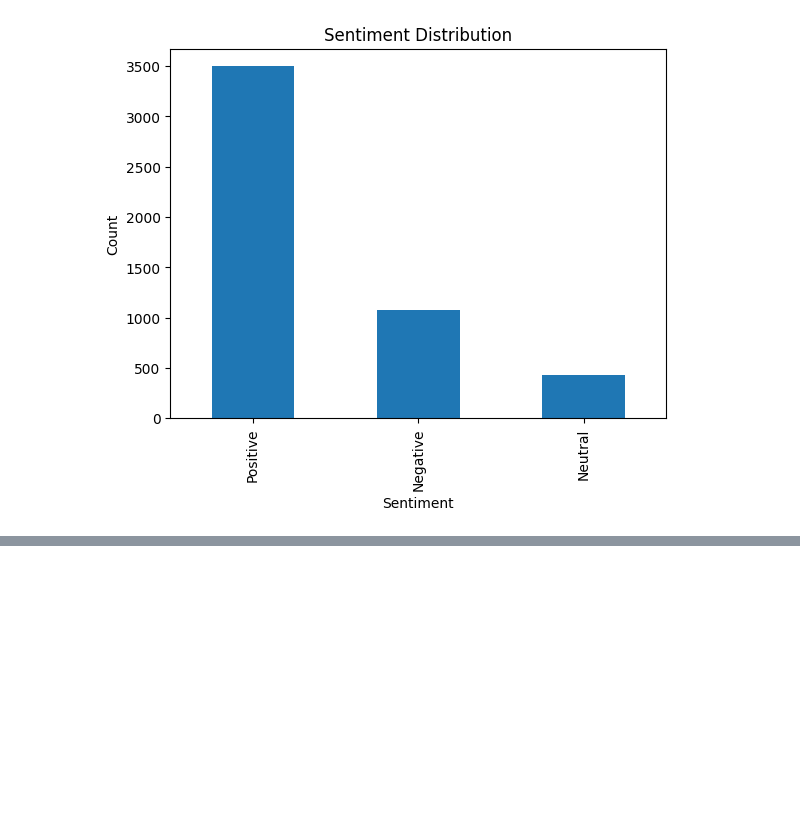
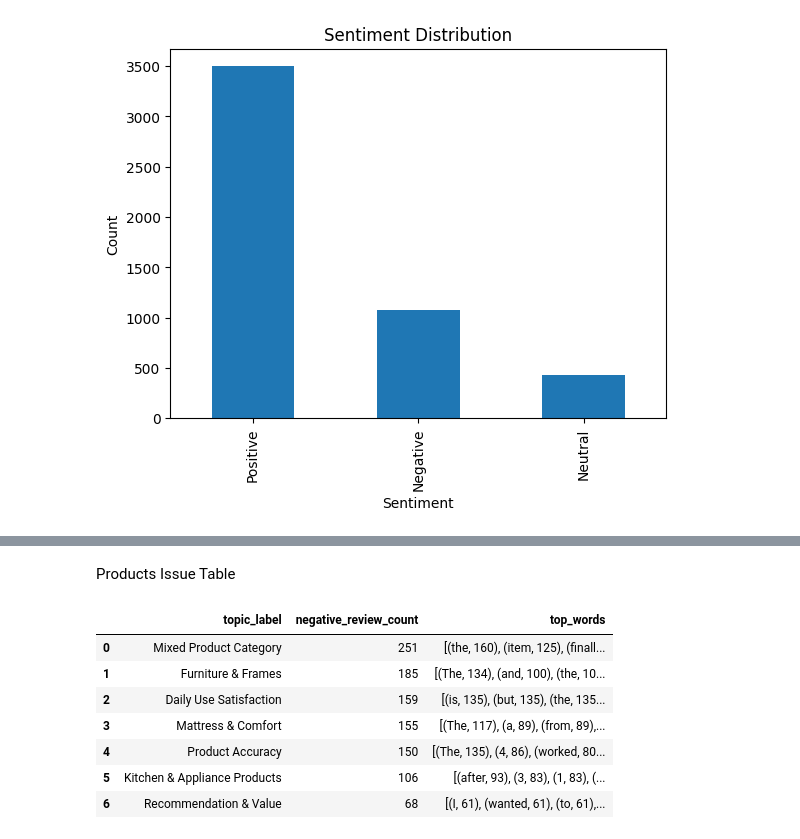
Before and after one commit to CodeByKiran/HomeNestReviews, a Jupyter notebook: notebooks/product_issues_insights.ipynb, the cells around one changed output, grey strips where cells are left out. Cells and saved outputs as stored; diff of their text form; code cells hidden in the pictures; blank space fills up the shorter version.

```diff
--- a/notebooks/product_issues_insights.ipynb
+++ b/notebooks/product_issues_insights.ipynb
@@ -61,6 +70,6 @@ Negative Reviews: 1074
 # %%
 issue_topics = (
-    neg_df.groupby('topic')
+    neg_df.groupby('topic_label')
     .size()
     .sort_values(ascending=False)
 )
@@ -70,0 +111,21 @@ KeyError: 'topic'
+# %% [markdown]
+Products Issue Table
+# %%
+issues_table = issue_topics.reset_index()
+issues_table.columns = ['topic_label', 'negative_review_count']
+
+issues_table = issues_table.merge(
+    issue_keywords[['topic_label','top_words']],
+    on='topic_label'
+)
+
+issues_table
+# %% [output]
+|  | topic_label | negative_review_count | top_words |
+| 0 | Mixed Product Category | 251 | [(the, 160), (item, 125), (finall... |
+| 1 | Furniture & Frames | 185 | [(The, 134), (and, 100), (the, 10... |
+| 2 | Daily Use Satisfaction | 159 | [(is, 135), (but, 135), (the, 135... |
+| 3 | Mattress & Comfort | 155 | [(The, 117), (a, 89), (from, 89),... |
+| 4 | Product Accuracy | 150 | [(The, 135), (4, 86), (worked, 80... |
+| 5 | Kitchen & Appliance Products | 106 | [(after, 93), (3, 83), (1, 83), (... |
+| 6 | Recommendation & Value | 68 | [(I, 61), (wanted, 61), (to, 61),... |
```
Also changed, not shown: parts of 8 cells of this notebook, 4 other files.
